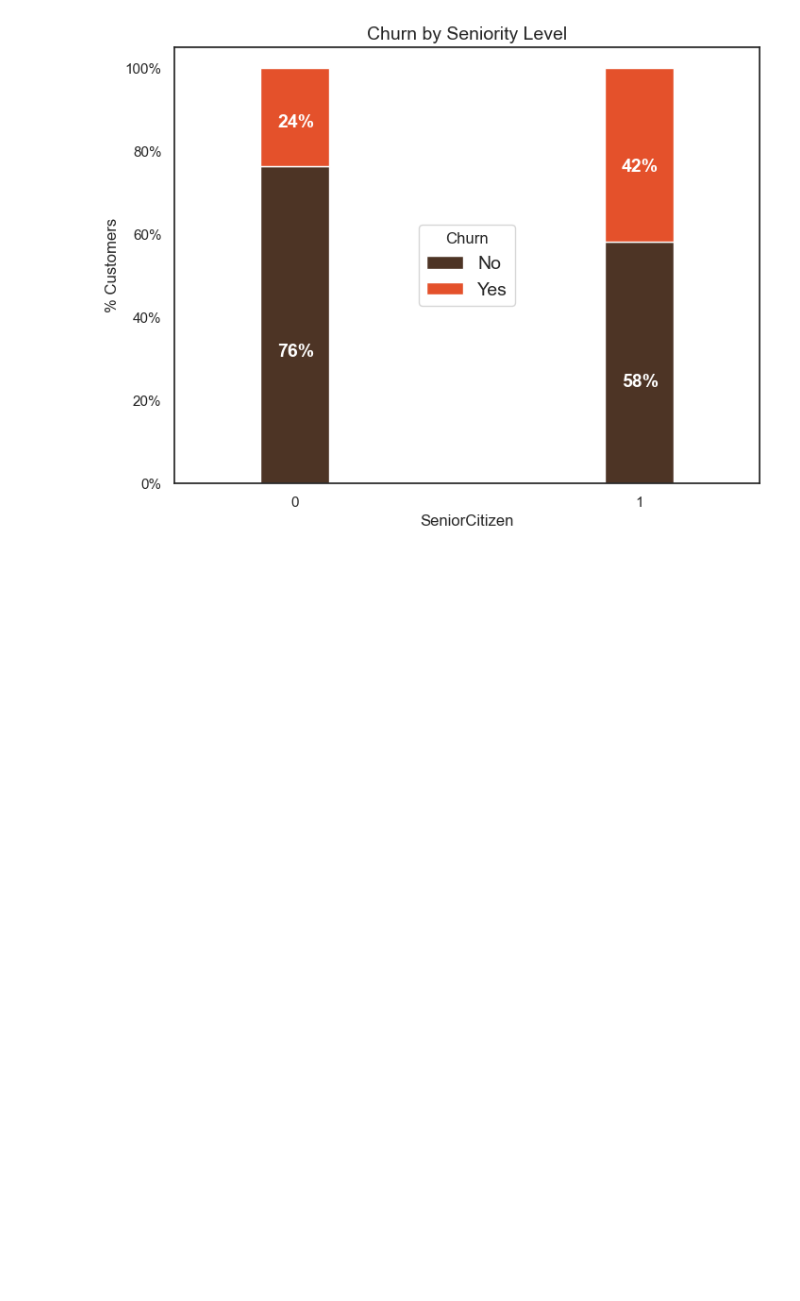
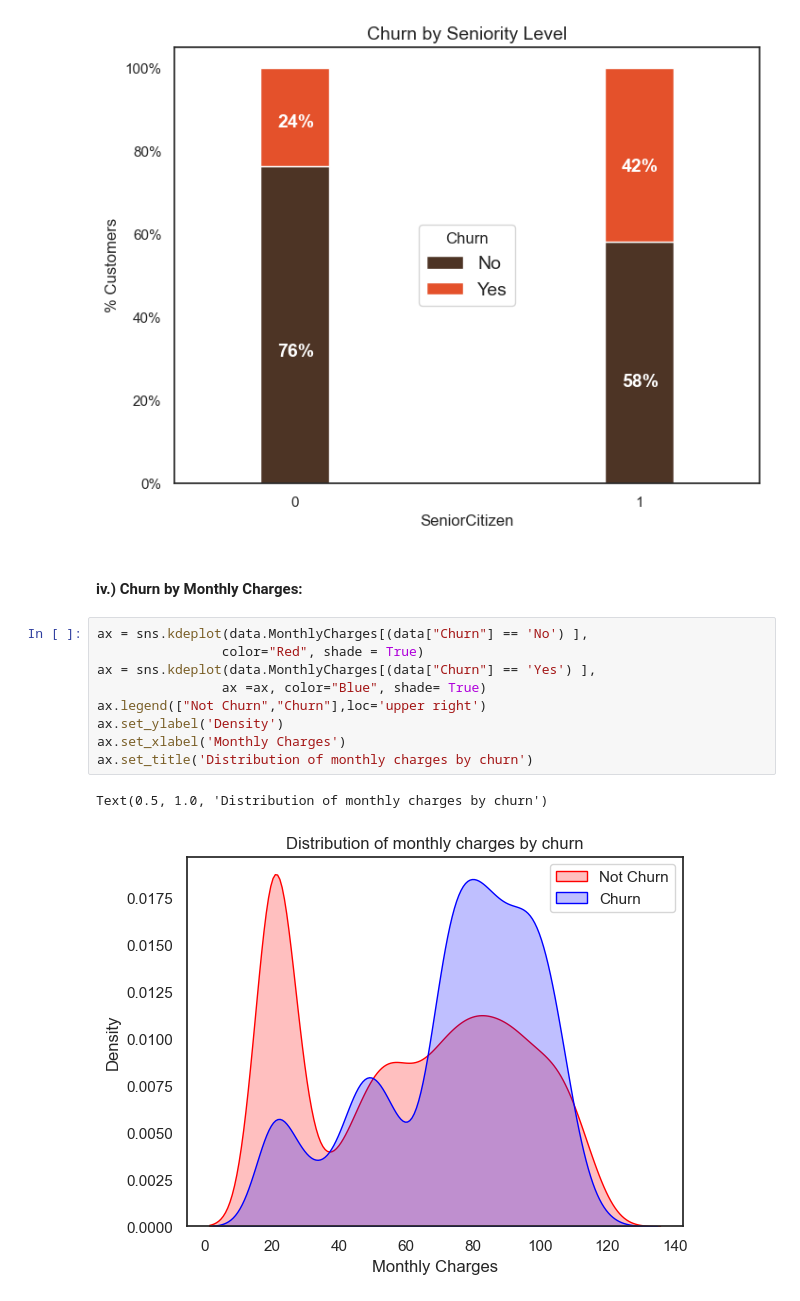
Before and after one commit to AmirMotefaker/Sales-Data-Analysis, a Jupyter notebook: Customer Churn Prediction/Customer Churn Prediction - Telecom/Customer Churn Prediction - Telecom.ipynb, the cells around one changed output. Cells and saved outputs as stored; diff of their text form; blank space fills up the shorter version.

Commit message:
Update Customer Churn Prediction - Telecom

```diff
--- a/Customer Churn Prediction/Customer Churn Prediction - Telecom/Customer Churn Prediction - Telecom.ipynb
+++ b/Customer Churn Prediction/Customer Churn Prediction - Telecom/Customer Churn Prediction - Telecom.ipynb
@@ -448,3 +448,17 @@ for p in ax.patches:
                 weight = 'bold',size =14)
 # %% [output]
 [figure]
+# %% [markdown]
+#### iv.) Churn by Monthly Charges:
+# %%
+ax = sns.kdeplot(data.MonthlyCharges[(data["Churn"] == 'No') ],
+                color="Red", shade = True)
+ax = sns.kdeplot(data.MonthlyCharges[(data["Churn"] == 'Yes') ],
+                ax =ax, color="Blue", shade= True)
+ax.legend(["Not Churn","Churn"],loc='upper right')
+ax.set_ylabel('Density')
+ax.set_xlabel('Monthly Charges')
+ax.set_title('Distribution of monthly charges by churn')
+# %% [output]
+Text(0.5, 1.0, 'Distribution of monthly charges by churn')
+[figure, added]
```
Also changed, not shown: parts of 1 cell of this notebook.
